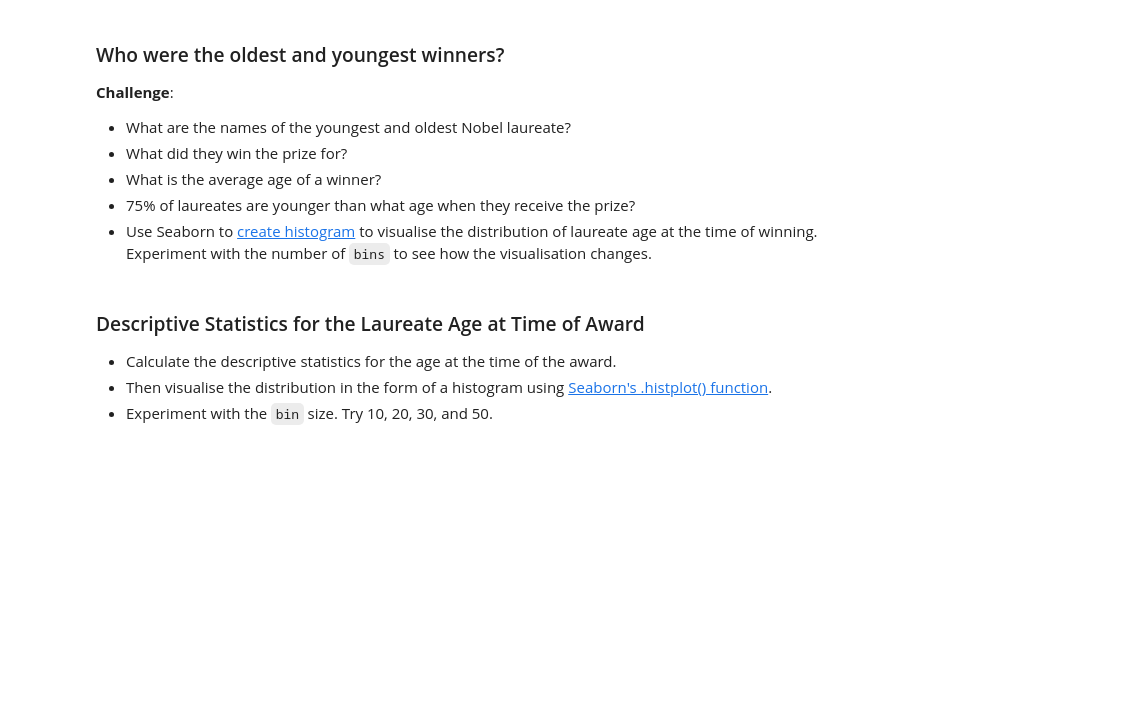
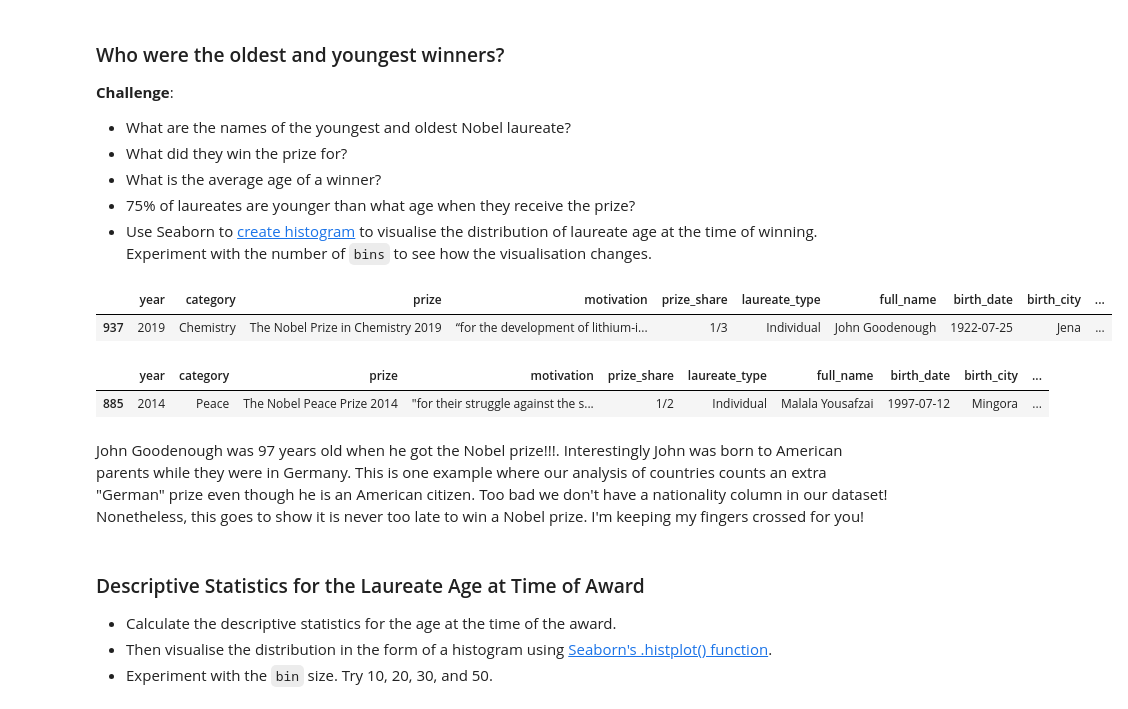
Before and after one commit to M-Awwab-Khan/analyzing-nobel-prize-winners, a Jupyter notebook: Nobel_Prize_Analysis_(start).ipynb, the cells around one changed output. Drawn from its saved outputs; the diff is of its cells as text; code cells hidden in the pictures; blank space fills up the shorter version.

Commit message:
unearthing patterns in laureate's age

```diff
--- a/Nobel_Prize_Analysis_(start).ipynb
+++ b/Nobel_Prize_Analysis_(start).ipynb
@@ -907,6 +919,16 @@ How Old Are the Laureates When the Win the Prize?
 * What is the average age of a winner?
 * 75% of laureates are younger than what age when they receive the prize?
 * Use Seaborn to [create histogram](https://seaborn.pydata.org/generated/seaborn.histplot.html) to visualise the distribution of laureate age at the time of winning. Experiment with the number of `bins` to see how the visualisation changes.
+# %%
+display(df_data.nlargest(n=1, columns='winning_age'))
+display(df_data.nsmallest(n=1, columns='winning_age'))
+# %% [output]
+|  | year | category | prize | motivation | prize_share | laureate_type | full_name | birth_date | birth_city | ... |
+| 937 | 2019 | Chemistry | The Nobel Prize in Chemistry 2019 | “for the development of lithium-i... | 1/3 | Individual | John Goodenough | 1922-07-25 | Jena | ... |
+|  | year | category | prize | motivation | prize_share | laureate_type | full_name | birth_date | birth_city | ... |
+| 885 | 2014 | Peace | The Nobel Peace Prize 2014 | "for their struggle against the s... | 1/2 | Individual | Malala Yousafzai | 1997-07-12 | Mingora | ... |
+# %% [markdown]
+John Goodenough was 97 years old when he got the Nobel prize!!!. Interestingly John was born to American parents while they were in Germany. This is one example where our analysis of countries counts an extra "German" prize even though he is an American citizen. Too bad we don't have a nationality column in our dataset! Nonetheless, this goes to show it is never too late to win a Nobel prize. I'm keeping my fingers crossed for you!
 # %% [markdown]
 ### Descriptive Statistics for the Laureate Age at Time of Award
 
```
Also changed, not shown: parts of 5 cells of this notebook.
